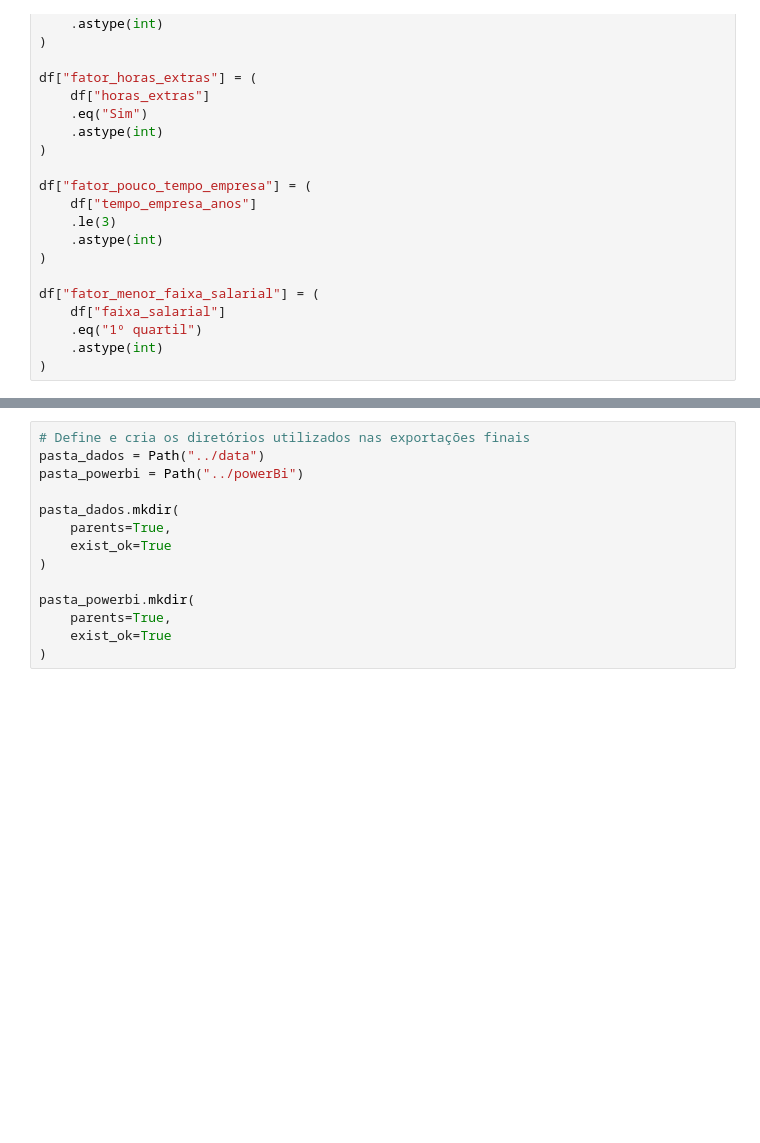
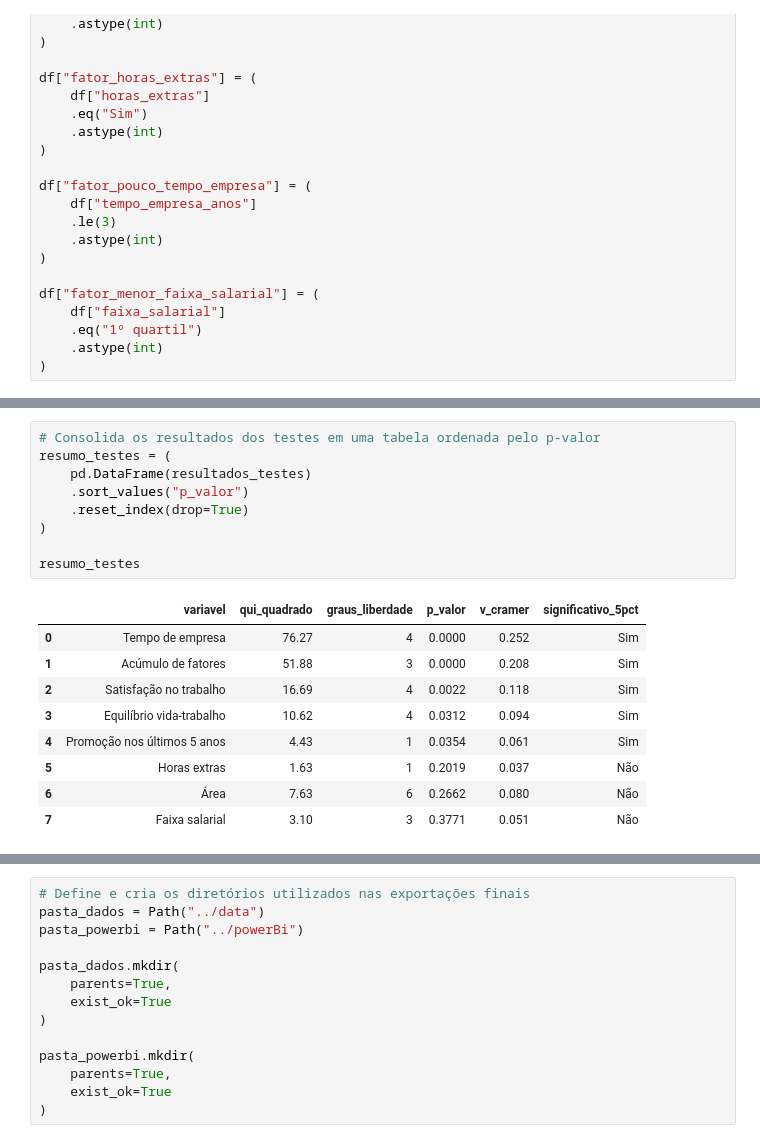
Before and after one commit to leandroanalytics/people-analytics-turnover, a Jupyter notebook: notebooks/02_eda.ipynb, the cells around one changed output, grey strips where cells are left out. Drawn from its saved outputs; the diff is of its cells as text; blank space fills up the shorter version.

```diff
--- a/notebooks/02_eda.ipynb
+++ b/notebooks/02_eda.ipynb
@@ -1817 +2041,20 @@ O indicador possui caráter exploratório e não deve ser utilizado para classif
+# %%
+# Consolida os resultados dos testes em uma tabela ordenada pelo p-valor
+resumo_testes = (
+    pd.DataFrame(resultados_testes)
+    .sort_values("p_valor")
+    .reset_index(drop=True)
+)
+
+resumo_testes
+# %% [output]
+|  | variavel | qui_quadrado | graus_liberdade | p_valor | v_cramer | significativo_5pct |
+| 0 | Tempo de empresa | 76.27 | 4 | 0.0000 | 0.252 | Sim |
+| 1 | Acúmulo de fatores | 51.88 | 3 | 0.0000 | 0.208 | Sim |
+| 2 | Satisfação no trabalho | 16.69 | 4 | 0.0022 | 0.118 | Sim |
+| 3 | Equilíbrio vida-trabalho | 10.62 | 4 | 0.0312 | 0.094 | Sim |
+| 4 | Promoção nos últimos 5 anos | 4.43 | 1 | 0.0354 | 0.061 | Sim |
+| 5 | Horas extras | 1.63 | 1 | 0.2019 | 0.037 | Não |
+| 6 | Área | 7.63 | 6 | 0.2662 | 0.080 | Não |
+| 7 | Faixa salarial | 3.10 | 3 | 0.3771 | 0.051 | Não |
 # %% [markdown]
```
Also changed, not shown: parts of 47 cells of this notebook, 18 other files.
